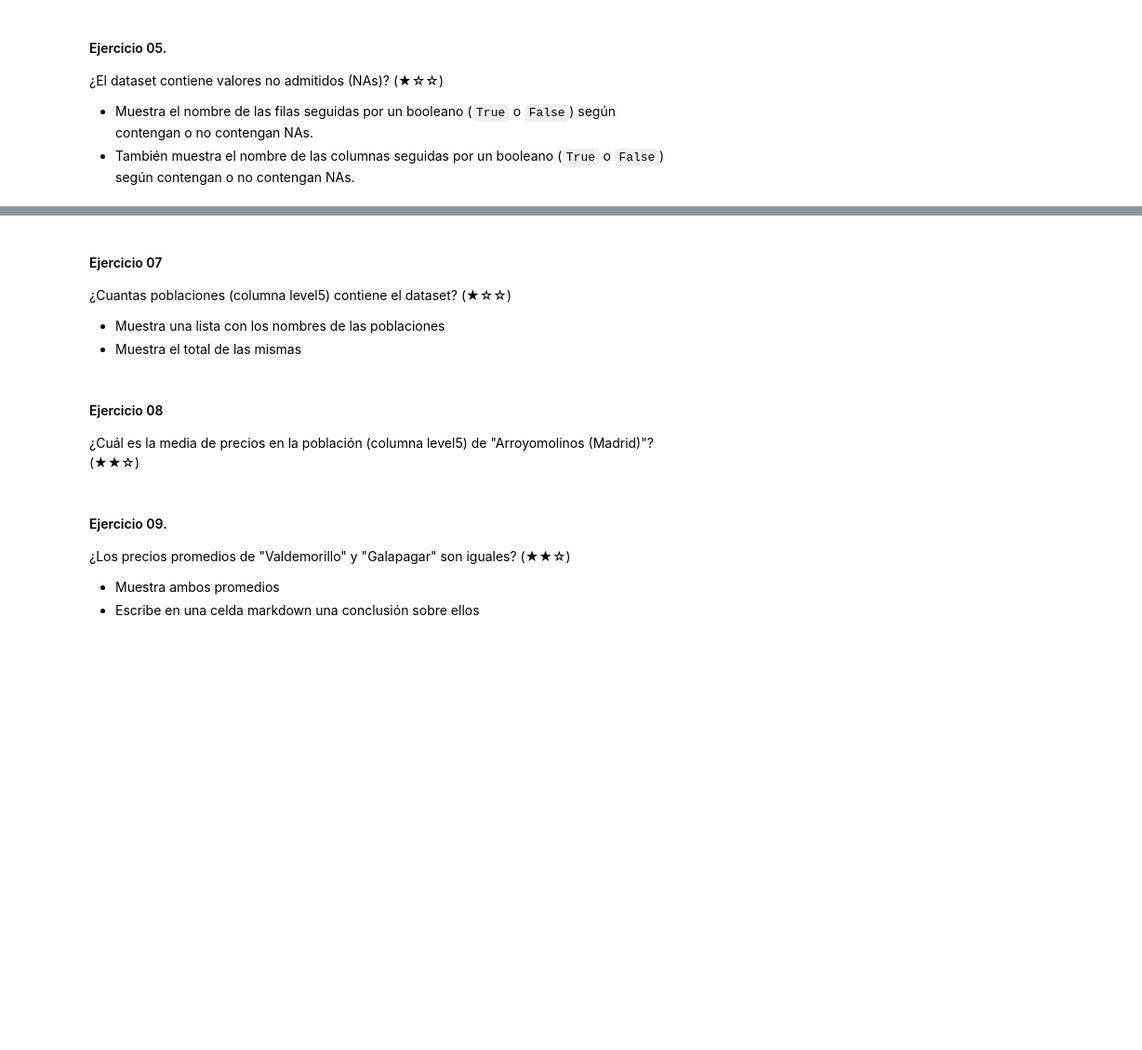
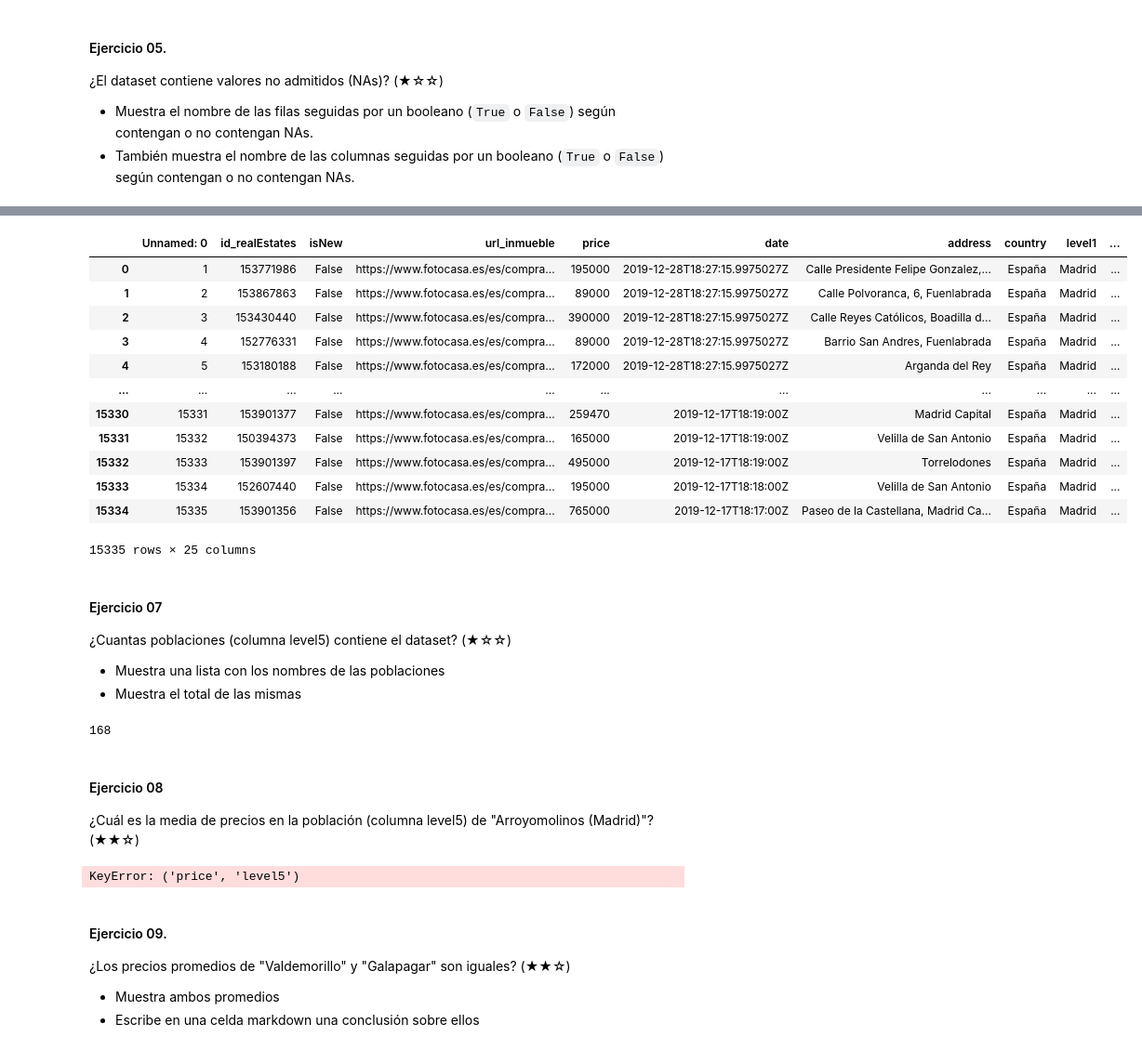
Before and after one commit to 4GeeksAcademy/Antonio27M-proyecto001-pandas, a Jupyter notebook: 02-project-pandas-real-state (1).ipynb, the cells around one changed output, grey strips where cells are left out. Shown at 93% size. Drawn from its saved outputs; the diff is of its cells as text; code cells hidden in the pictures; blank space fills up the shorter version.

```diff
--- a/02-project-pandas-real-state (1).ipynb
+++ b/02-project-pandas-real-state (1).ipynb
@@ -124,5 +116,20 @@ Muestra las dimensiones del DataFrame original y del DataFrame después de las e
 # %%
-# TODO
+nulo_df = df.dropna(axis = 1)
+nulo_df
+# %% [output]
+|  | Unnamed: 0 | id_realEstates | isNew | url_inmueble | price | date | address | country | level1 | ... |
+| 0 | 1 | 153771986 | False | https://www.fotocasa.es/es/compra... | 195000 | 2019-12-28T18:27:15.9975027Z | Calle Presidente Felipe Gonzalez,... | España | Madrid | ... |
+| 1 | 2 | 153867863 | False | https://www.fotocasa.es/es/compra... | 89000 | 2019-12-28T18:27:15.9975027Z | Calle Polvoranca, 6, Fuenlabrada | España | Madrid | ... |
+| 2 | 3 | 153430440 | False | https://www.fotocasa.es/es/compra... | 390000 | 2019-12-28T18:27:15.9975027Z | Calle Reyes Católicos, Boadilla d... | España | Madrid | ... |
+| 3 | 4 | 152776331 | False | https://www.fotocasa.es/es/compra... | 89000 | 2019-12-28T18:27:15.9975027Z | Barrio San Andres, Fuenlabrada | España | Madrid | ... |
+| 4 | 5 | 153180188 | False | https://www.fotocasa.es/es/compra... | 172000 | 2019-12-28T18:27:15.9975027Z | Arganda del Rey | España | Madrid | ... |
+| ... | ... | ... | ... | ... | ... | ... | ... | ... | ... | ... |
+| 15330 | 15331 | 153901377 | False | https://www.fotocasa.es/es/compra... | 259470 | 2019-12-17T18:19:00Z | Madrid Capital | España | Madrid | ... |
+| 15331 | 15332 | 150394373 | False | https://www.fotocasa.es/es/compra... | 165000 | 2019-12-17T18:19:00Z | Velilla de San Antonio | España | Madrid | ... |
+| 15332 | 15333 | 153901397 | False | https://www.fotocasa.es/es/compra... | 495000 | 2019-12-17T18:19:00Z | Torrelodones | España | Madrid | ... |
+| 15333 | 15334 | 152607440 | False | https://www.fotocasa.es/es/compra... | 195000 | 2019-12-17T18:18:00Z | Velilla de San Antonio | España | Madrid | ... |
+| 15334 | 15335 | 153901356 | False | https://www.fotocasa.es/es/compra... | 765000 | 2019-12-17T18:17:00Z | Paseo de la Castellana, Madrid Ca... | España | Madrid | ... |
+15335 rows × 25 columns
 # %% [markdown]
 #### Ejercicio 07
 
@@ -130,12 +137,22 @@ Muestra las dimensiones del DataFrame original y del DataFrame después de las e
 
 - Muestra una lista con los nombres de las poblaciones
 - Muestra el total de las mismas
+# %%
+df['level5'].nunique()
+# %% [output]
+168
 # %% [markdown]
 #### Ejercicio 08
 
 ¿Cuál es la media de precios en la población (columna level5) de "Arroyomolinos (Madrid)"? (★★☆)
 # %%
-# TODO
+level5_arroyo = df[df['price','level5'] == 'Arroyomolinos (Madrid)']
+#df.loc[df['level5'] == 'Arroyomolinos', 'price']
+#sum_price = df.loc[df['level5'] == 'Arroyomolinos (Madrid)'].sum
+#total = sum_price/df.loc[df['level5'] == 'Arroyomolinos (Madrid)', 'price'].count()
+#f'{total:.2f}€'
+# %% [output]
+KeyError: ('price', 'level5')
 # %% [markdown]
 #### Ejercicio 09.
 
```
Also changed, not shown: parts of 5 cells of this notebook.
